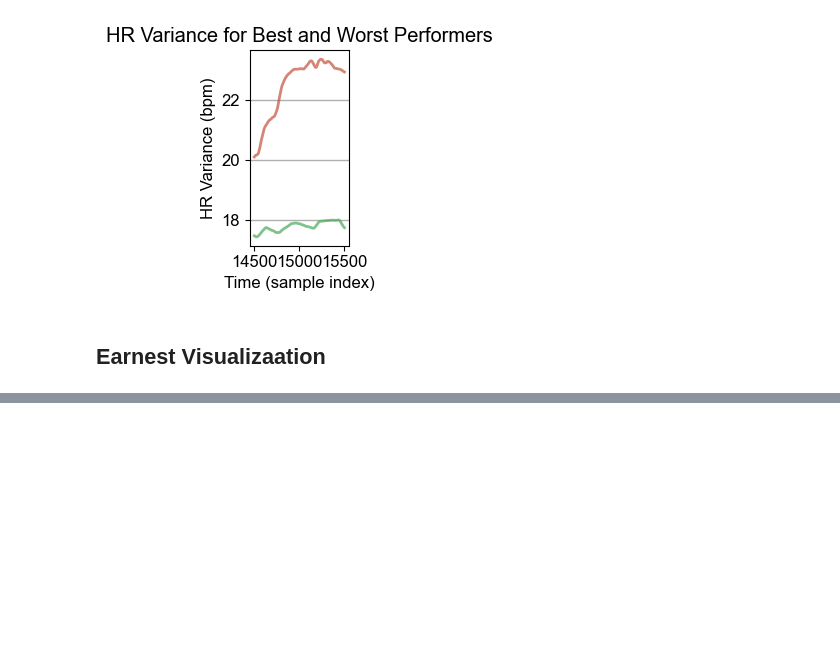
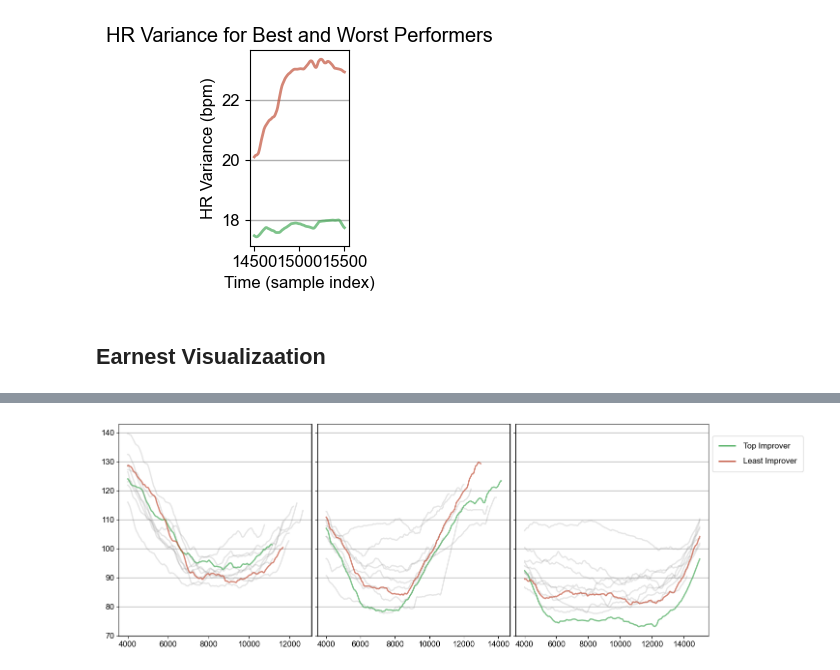
Before and after one commit to g7xu/Dual-Lens, a Jupyter notebook: data_visualization.ipynb, the cells around one changed output, grey strips where cells are left out. Cells and saved outputs as stored; diff of their text form; code cells hidden in the pictures; blank space fills up the shorter version.

Commit message:
update the earnest image

```diff
--- a/data_visualization.ipynb
+++ b/data_visualization.ipynb
@@ -181,0 +152,79 @@ plt.show()
+# %%
+import matplotlib.pyplot as plt
+import numpy as np
+import pandas as pd
+from matplotlib.lines import Line2D
+from matplotlib import rcParams
+
+
+selected_students = ['S6', 'S10']  # Ensure correct IDs
+
+# ✅ Set global font settings for better readability
+rcParams["font.family"] = "Arial"
+rcParams["font.size"] = 12  # Increase default font size
+
+# ✅ Manually define Oklab-based RGB colors (normalized between 0-1)
+oklab_s6 = (72 / 255, 170 / 255, 90 / 255)  # Soft Light Green for S6 (Top Improver)
+oklab_s10 = (194 / 255, 83 / 255, 60 / 255)  # Deep Dark Red for S10 (Least Improver)
+
+# ✅ Apply new colors
+colors = {'S6': oklab_s6, 'S10': oklab_s10}
+
+# ✅ Exams in chronological order
+assessments = ['Midterm 1', 'Midterm 2', 'Final']
+window_size = 4000
+all_students = set(student_data.keys())
+
+# ✅ Create a figure with three subplots sharing the same y-axis but independent x-axes
+fig, axes = plt.subplots(1, len(assessments), figsize=(15, 5), sharey=True)
+
+for col, assessment in enumerate(assessments):
+    ax = axes[col]
+
+    for student_id in all_students:
+        student_info = student_data[student_id]
+        assessment_data = student_info[assessment]
+
+        # Compute rolling HR
+        smoothed_hr = assessment_data['HR.csv'].iloc[:, 0].rolling(window=window_size).mean()
+        smoothed_hr = smoothed_hr[smoothed_hr.index < 15000]  # Limit to first 15000 time index
+
+        # Determine color
+        color = colors.get(student_id, 'gray')
+        alpha = 0.7 if student_id in selected_students else 0.2  # Make other lines more transparent
+
+        # Plot each exam separately with its own x-axis
+        ax.plot(smoothed_hr.index, smoothed_hr, color=color, alpha=alpha, linewidth=2, label=f"{student_id} HR Signal" if col == 0 else "")
+
+    # ✅ Set Titles and Labels
+    # ax.set_title(f"{assessment}")
+    # ax.set_xlabel("Time (sample index)")
+    ax.grid(True, which="both", axis="y", linewidth=1)
+
+# ✅ Set common y-label
+# axes[0].set_ylabel("Heart Rate (bpm)")
+
+# ✅ Draw black separator lines between the subplots
+for i in range(len(assessments) - 1):
+    x_separator = axes[i].get_xlim()[1]  # Get rightmost x-limit of each subplot
+    axes[i].axvline(x=x_separator, color='black', linewidth=2)  # Draw vertical line at the edge
+
+# ✅ Custom legend with correct Oklab-based colors
+legend_handles = [
+    Line2D([0], [0], color=oklab_s6, lw=2, label='Top Improver'),  # Blue-Green for S6
+    Line2D([0], [0], color=oklab_s10, lw=2, label='Least Improver')  # Orange-Red for S10
+]
+
+# ✅ Adjust legend position to top-left (closer to the graph)
+fig.legend(handles=legend_handles, loc='upper left', bbox_to_anchor=(0.85, 0.93),
+           markerscale=2, fontsize=12, frameon=True, handletextpad=1,
+           borderpad=0.8, labelspacing=1)
+
+# ✅ Reduce space between subplots & adjust legend position
+plt.tight_layout()
+plt.subplots_adjust(wspace=0.03, right=0.85)  # Adjust spacing & keep legend visible
+
+# ✅ Show the plot
+plt.show()
+# %% [output]
+[figure, added]
```
Also changed, not shown: parts of 4 cells of this notebook, 3 other files.
